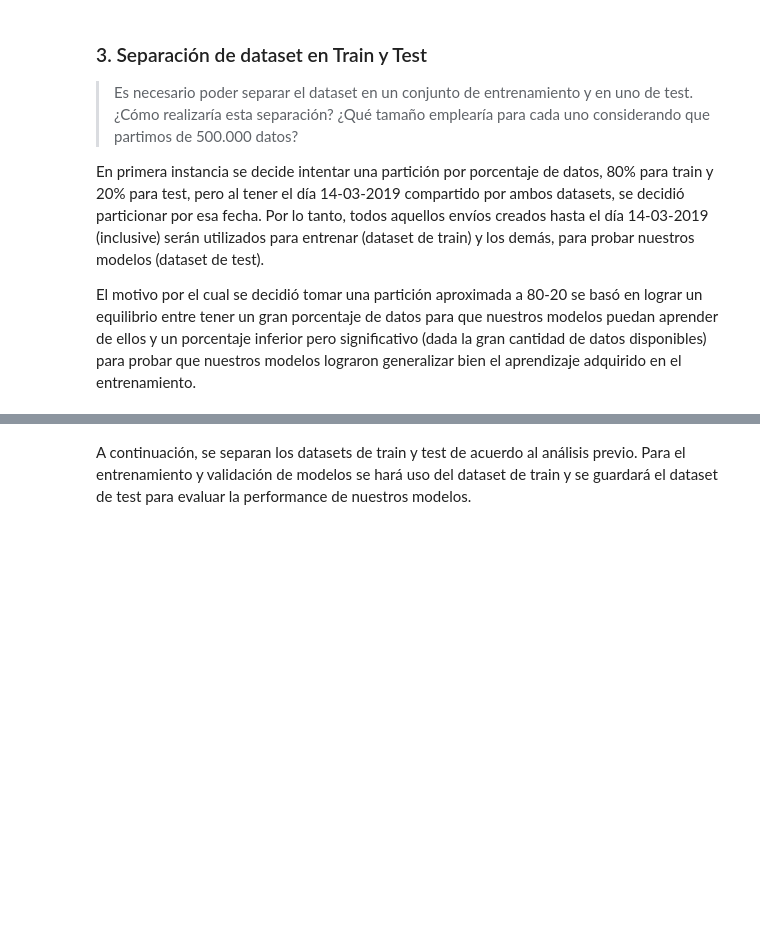
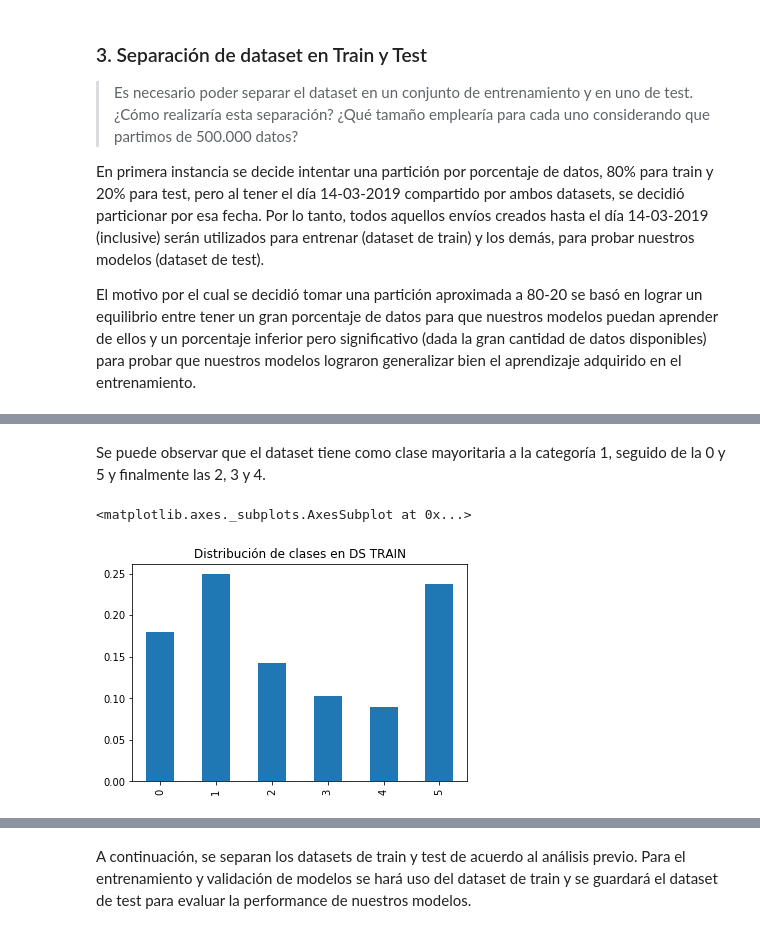
Before and after one commit to NSalina/diplodatos_2019, a Jupyter notebook: mentoria_envios/Practico3_IAA_Mentoria_cuando_llega.ipynb, the cells around one changed output, grey strips where cells are left out. Drawn from its saved outputs; the diff is of its cells as text; code cells hidden in the pictures; blank space fills up the shorter version.

```diff
--- a/mentoria_envios/Practico3_IAA_Mentoria_cuando_llega.ipynb
+++ b/mentoria_envios/Practico3_IAA_Mentoria_cuando_llega.ipynb
@@ -291,0 +355,8 @@ Name: ds_train, dtype: int64
+# %% [markdown]
+Se puede observar que el dataset tiene como clase mayoritaria a la categoría 1, seguido de la 0 y 5 y finalmente las 2, 3 y 4.
+# %%
+ds[ds.ds_train][TARGET_ID].value_counts(normalize=True,sort=False).plot(kind='bar', \
+                                                                    title='Distribución de clases en DS TRAIN')
+# %% [output]
+<matplotlib.axes._subplots.AxesSubplot at 0x...>
+[figure, added]
```
Also changed, not shown: parts of 147 cells of this notebook.
